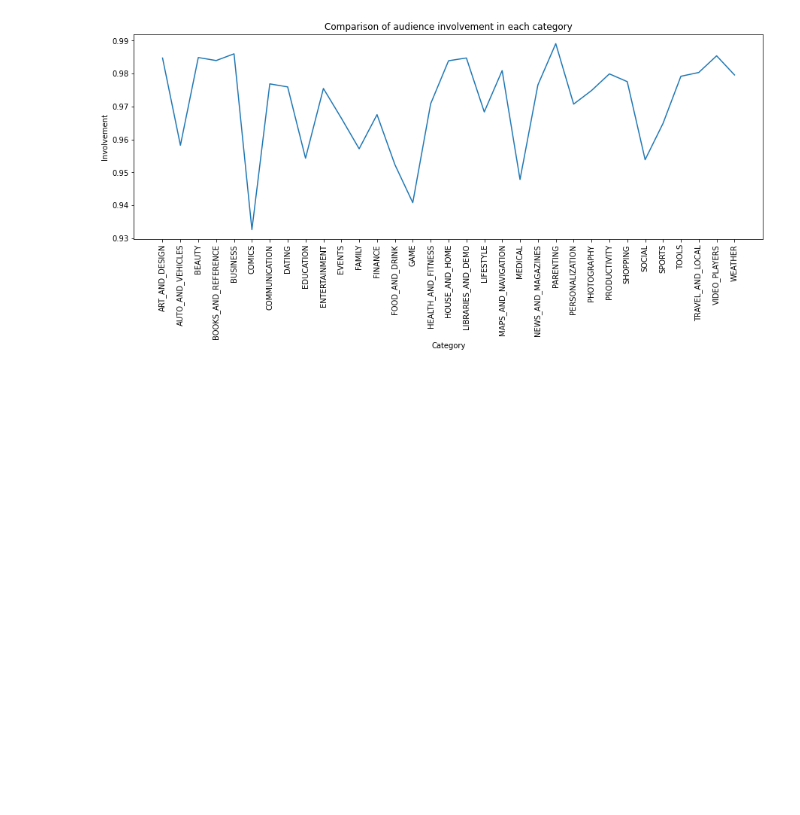
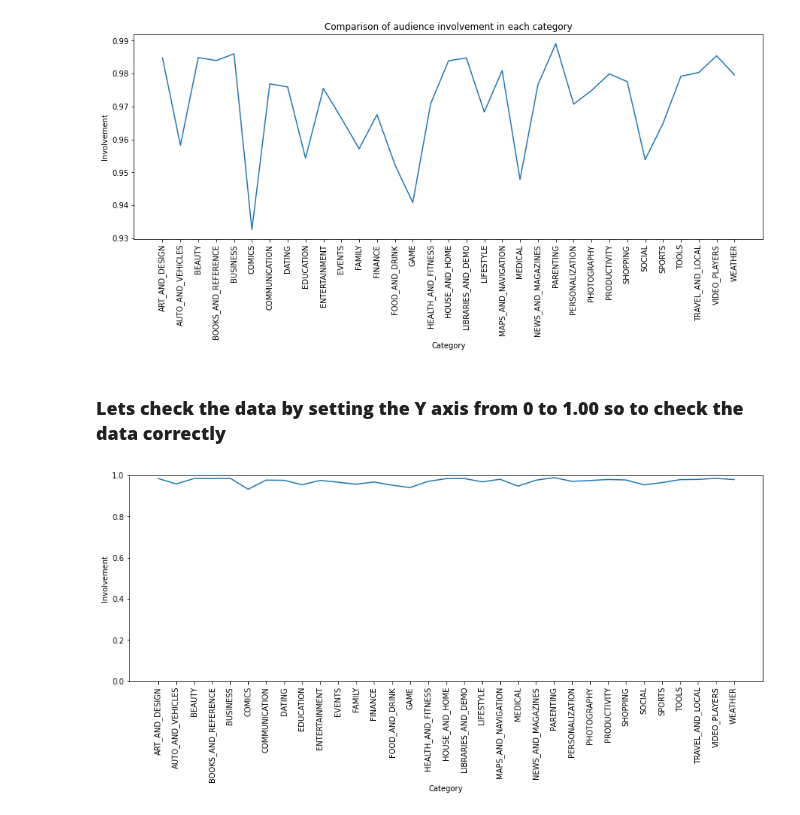
Before and after one commit to Preetirai-tech/Play-Store-App-Review-Analysis, a Jupyter notebook: Play_Store_App_Review_Analysis_Capstone_Project.ipynb, the cells around one changed output. Cells and saved outputs as stored; diff of their text form; code cells hidden in the pictures; blank space fills up the shorter version.

```diff
--- a/Play_Store_App_Review_Analysis_Capstone_Project.ipynb
+++ b/Play_Store_App_Review_Analysis_Capstone_Project.ipynb
@@ -399,3 +399,15 @@ plt.ylabel('Involvement')
 plt.show()
 # %% [output]
 [figure]
+# %% [markdown]
+### **Lets check the data by setting the Y axis from 0 to 1.00 so to check the data correctly**
+# %%
+plt.figure(figsize = (15,5))
+plt.plot(involvement_df['Category'],involvement_df['involvement'])
+plt.ylim(0,1.00)
+plt.xticks(rotation = '90')
+plt.xlabel('Category')
+plt.ylabel('Involvement')
+plt.show()
+# %% [output]
+[figure, added]
```
